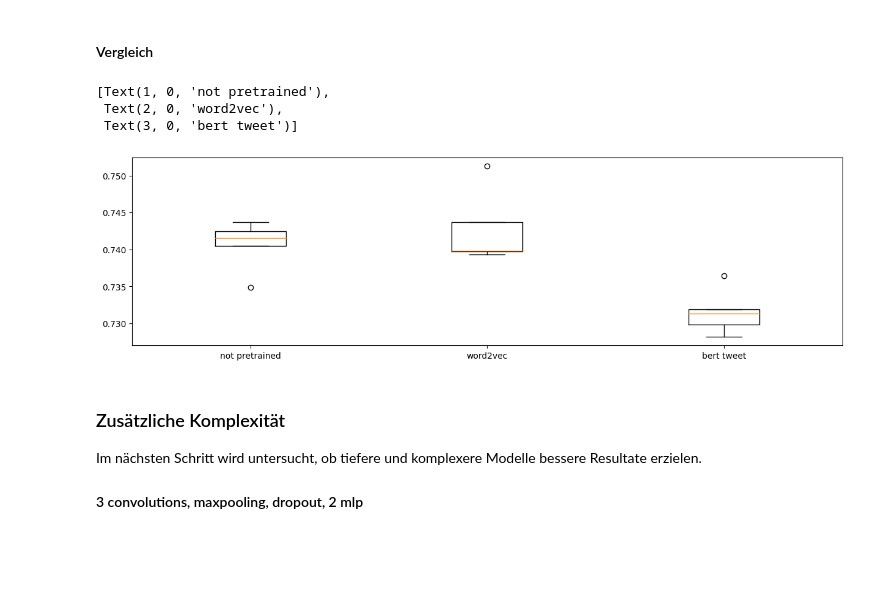
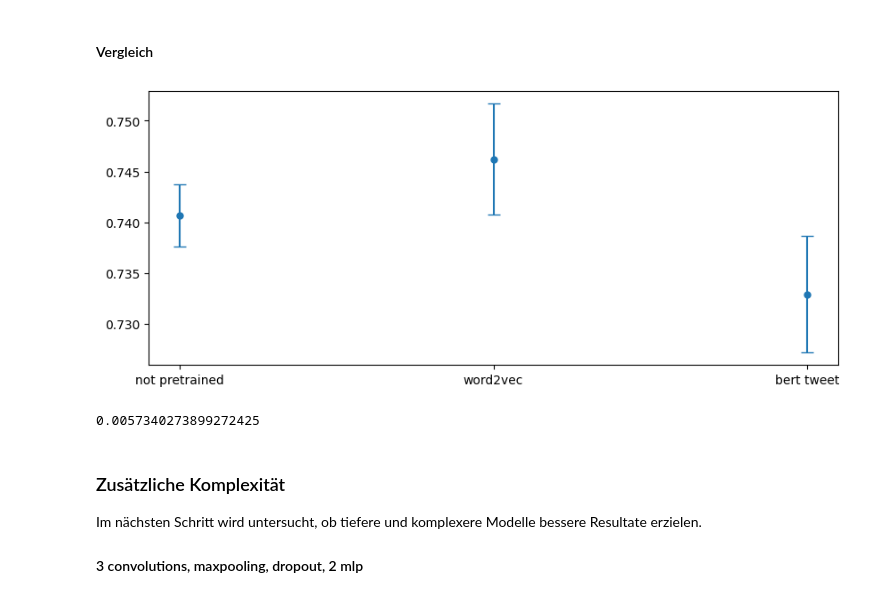
Before and after one commit to florinbarbisch/npr-mc1-text-classification, a Jupyter notebook: Model3_CNN.ipynb, the cells around one changed output. Cells and saved outputs as stored; diff of their text form; code cells hidden in the pictures; blank space fills up the shorter version.

Commit message:
change to errorbars

```diff
--- a/Model3_CNN.ipynb
+++ b/Model3_CNN.ipynb
@@ -400,11 +404,8 @@ bert_tweet_cross5 = [conv_mlp(embedding_bert,max_f1).history['val_get_f1'][-1] f
 #### Vergleich
 # %%
 cross_validate = {"not pretrained": not_pretrained_cross5, "word2vec":word2vec_cross5, "bert tweet": bert_tweet_cross5}
-fig,ax = plt.subplots(figsize=(15, 4))
-ax.boxplot(cross_validate.values())
-ax.set_xticklabels(cross_validate.keys())
+fig,ax = plt.subplots(figsize=(10, 4))
+ax.errorbar(cross_validate.keys(),np.array(list(cross_validate.values())).mean(axis=1),yerr=np.array(list(cross_validate.values())).std(axis=1),fmt='o',markersize=5, capsize=5)
+plt.show()
 # %% [output]
-[Text(1, 0, 'not pretrained'),
- Text(2, 0, 'word2vec'),
- Text(3, 0, 'bert tweet')]
-[figure, old version]
+[figure, new version]
@@ -411,3 +414,7 @@ ax.set_xticklabels(cross_validate.keys())
+# %%
+np.array(bert_tweet_cross5).std()
+# %% [output]
+0.0057340273899272425
 # %% [markdown]
 ### Zusätzliche Komplexität
 Im nächsten Schritt wird untersucht, ob tiefere und komplexere Modelle bessere Resultate erzielen.
```
Also changed, not shown: parts of 15 cells of this notebook.
